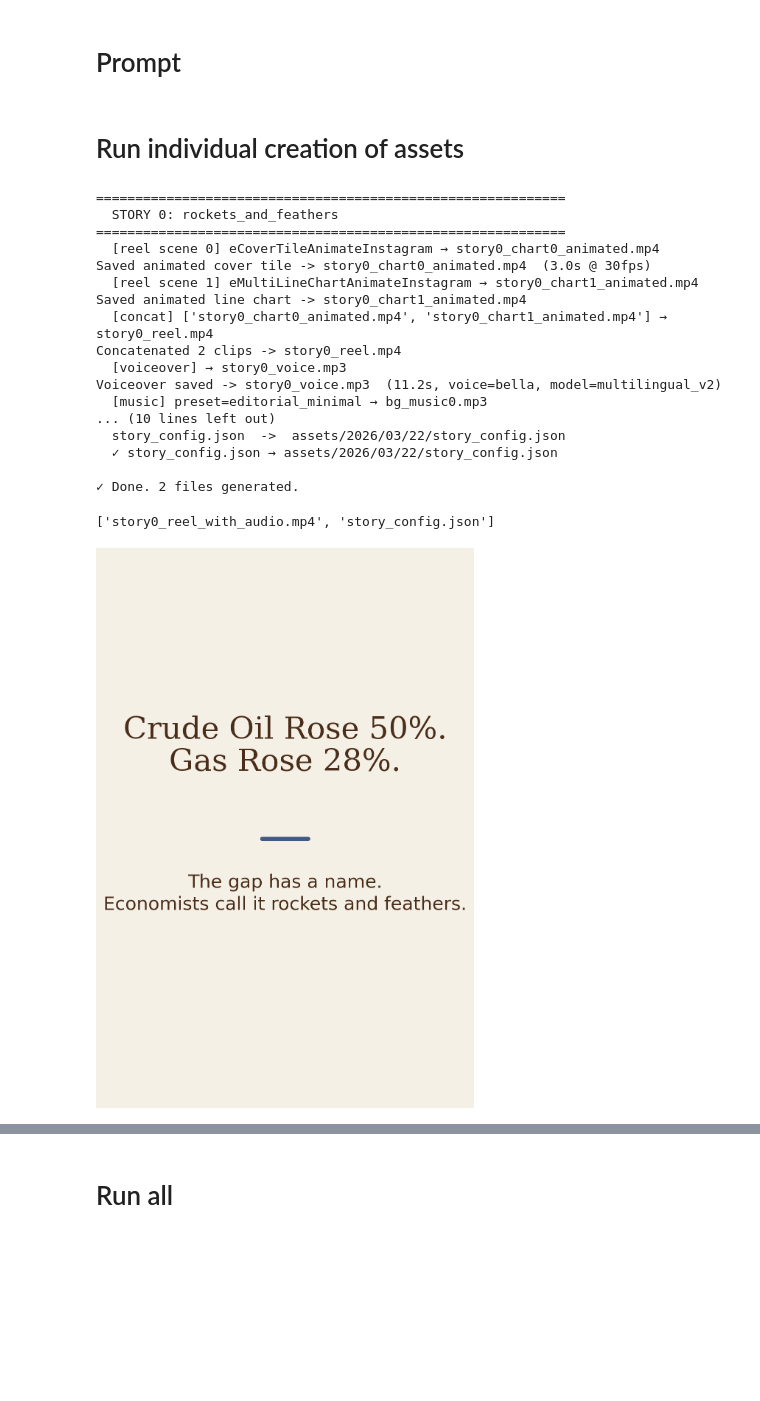
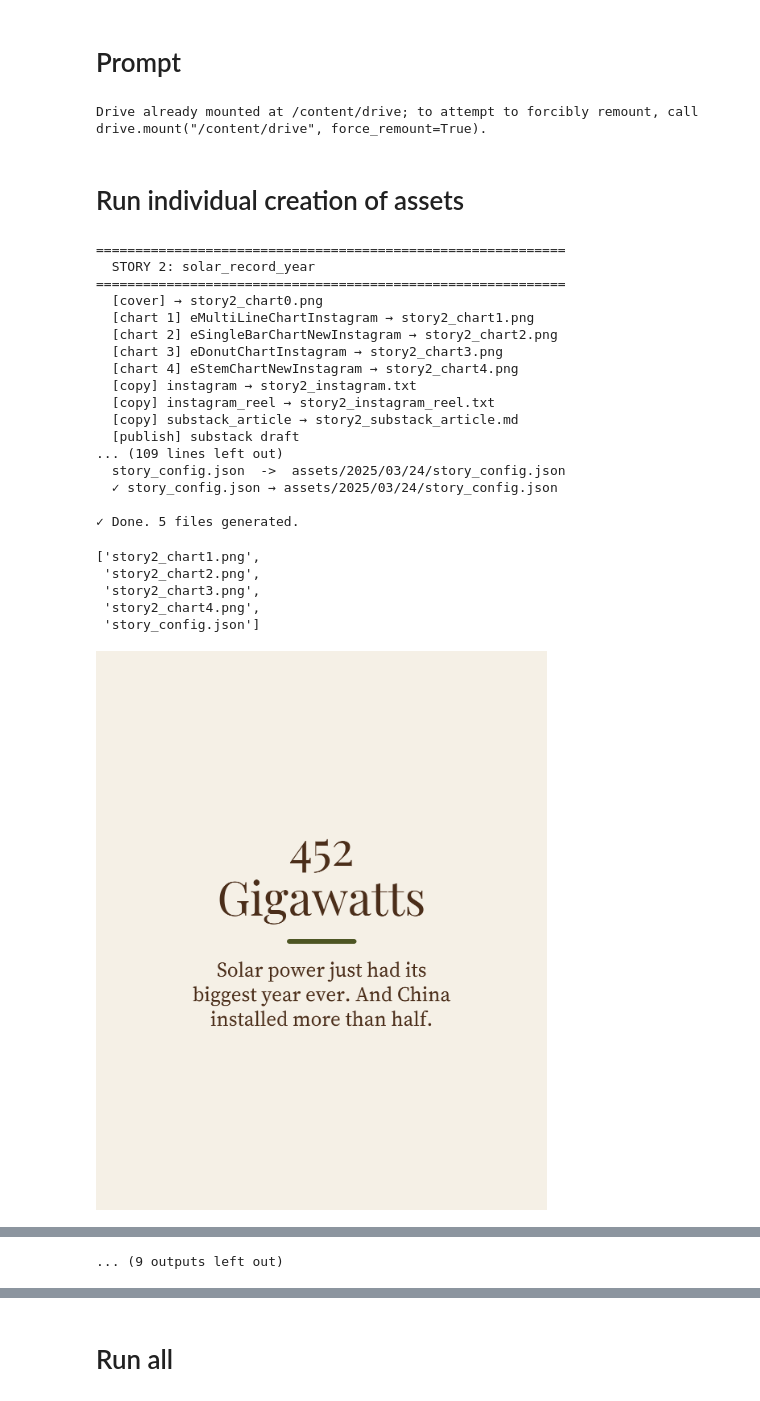
Before and after one commit to sh-engineering/espresso_charts, a Jupyter notebook: espresso_charts_runner.ipynb, the cells around one changed output, grey strips where cells are left out. Drawn from its saved outputs; the diff is of its cells as text; code cells hidden in the pictures; blank space fills up the shorter version.

```diff
--- a/espresso_charts_runner.ipynb
+++ b/espresso_charts_runner.ipynb
@@ -2343,47 +1474,57 @@ config = json.loads(r'''
+# %%
+from google.colab import drive
+drive.mount('/content/drive')
+# %% [output]
+Drive already mounted at /content/drive; to attempt to forcibly remount, call drive.mount("/content/drive", force_remount=True).
 # %% [markdown]
 # Run individual creation of assets
 # %%
 # INDIVIDUAL CREATION OF ASSETS
 
 # Just story 2, everything
-#run_config(config, story_ids=2)
+run_config(config, story_ids=2)
 
 # Story 1, only the second chart
 #run_config(config, story_ids=0, only='stem_animate', chart_indices=1)
 #run_config(config, story_ids=2, only='reel')
 
 # Generate carousels
-#run_config(config, story_ids=0, only='charts') #, chart_indices=1)
-#run_config(config, story_ids=1, only='charts') #, chart_indices=1)
-#run_config(config, story_ids=2, only='charts') #, chart_indices=2)
+run_config(config, story_ids=0, only='charts') #, chart_indices=1)
+run_config(config, story_ids=1, only='charts') #, chart_indices=1)
+run_config(config, story_ids=2, only='charts') #, chart_indices=2)
 
 # Regenerate just the cover for story 0
 #run_config(config, story_ids=0, only='cover')
 
 # Only reels for stories 1 and 3
 #run_config(config, story_ids=0)
-run_config(config, story_ids=[0], only='reel')
+#run_config(config, story_ids=[1], only='reel')
+#run_config(config, story_ids=[2], only='reel')
 
 # All PNGs, no video
 #run_config(config, only=['cover', 'charts'])
 #run_config(config, story_ids=0, only=['line_animate']) #line_animate, stem_animate
 # %% [output]
 ============================================================
-  STORY 0: rockets_and_feathers
+  STORY 2: solar_record_year
 ============================================================
-  [reel scene 0] eCoverTileAnimateInstagram → story0_chart0_animated.mp4
-Saved animated cover tile -> story0_chart0_animated.mp4  (3.0s @ 30fps)
-  [reel scene 1] eMultiLineChartAnimateInstagram → story0_chart1_animated.mp4
-Saved animated line chart -> story0_chart1_animated.mp4
-  [concat] ['story0_chart0_animated.mp4', 'story0_chart1_animated.mp4'] → story0_reel.mp4
-Concatenated 2 clips -> story0_reel.mp4
-  [voiceover] → story0_voice.mp3
-Voiceover saved -> story0_voice.mp3  (11.2s, voice=bella, model=multilingual_v2)
-  [music] preset=editorial_minimal → bg_music0.mp3
-... (10 lines left out)
-  story_config.json  ->  assets/2026/03/22/story_config.json
-  ✓ story_config.json → assets/2026/03/22/story_config.json
+  [cover] → story2_chart0.png
+  [chart 1] eMultiLineChartInstagram → story2_chart1.png
+  [chart 2] eSingleBarChartNewInstagram → story2_chart2.png
+  [chart 3] eDonutChartInstagram → story2_chart3.png
+  [chart 4] eStemChartNewInstagram → story2_chart4.png
+  [copy] instagram → story2_instagram.txt
+  [copy] instagram_reel → story2_instagram_reel.txt
+  [copy] substack_article → story2_substack_article.md
+  [publish] substack draft
+... (109 lines left out)
+  story_config.json  ->  assets/2025/03/24/story_config.json
+  ✓ story_config.json → assets/2025/03/24/story_config.json
 
-✓ Done. 2 files generated.
+✓ Done. 5 files generated.
-['story0_reel_with_audio.mp4', 'story_config.json']
+['story2_chart1.png',
+ 'story2_chart2.png',
+ 'story2_chart3.png',
+ 'story2_chart4.png',
+ 'story_config.json']
-[figure, old version]
+[figure, new version]
@@ -2390,0 +1540 @@ Voiceover saved -> story0_voice.mp3  (11.2s, voice=bella, model=multilingual_v2)
+... (9 outputs left out)
```
Also changed, not shown: parts of 12 cells of this notebook.
